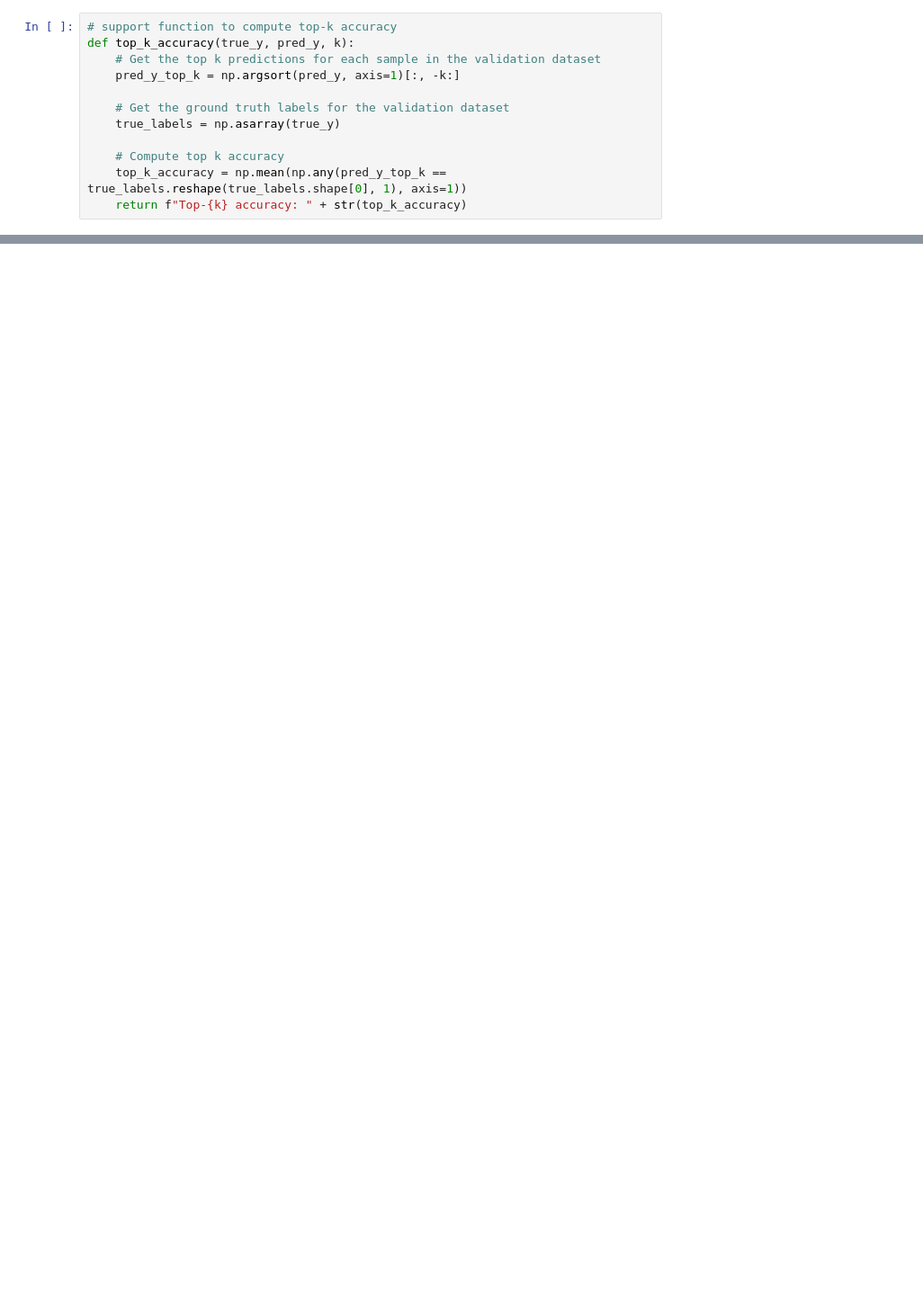
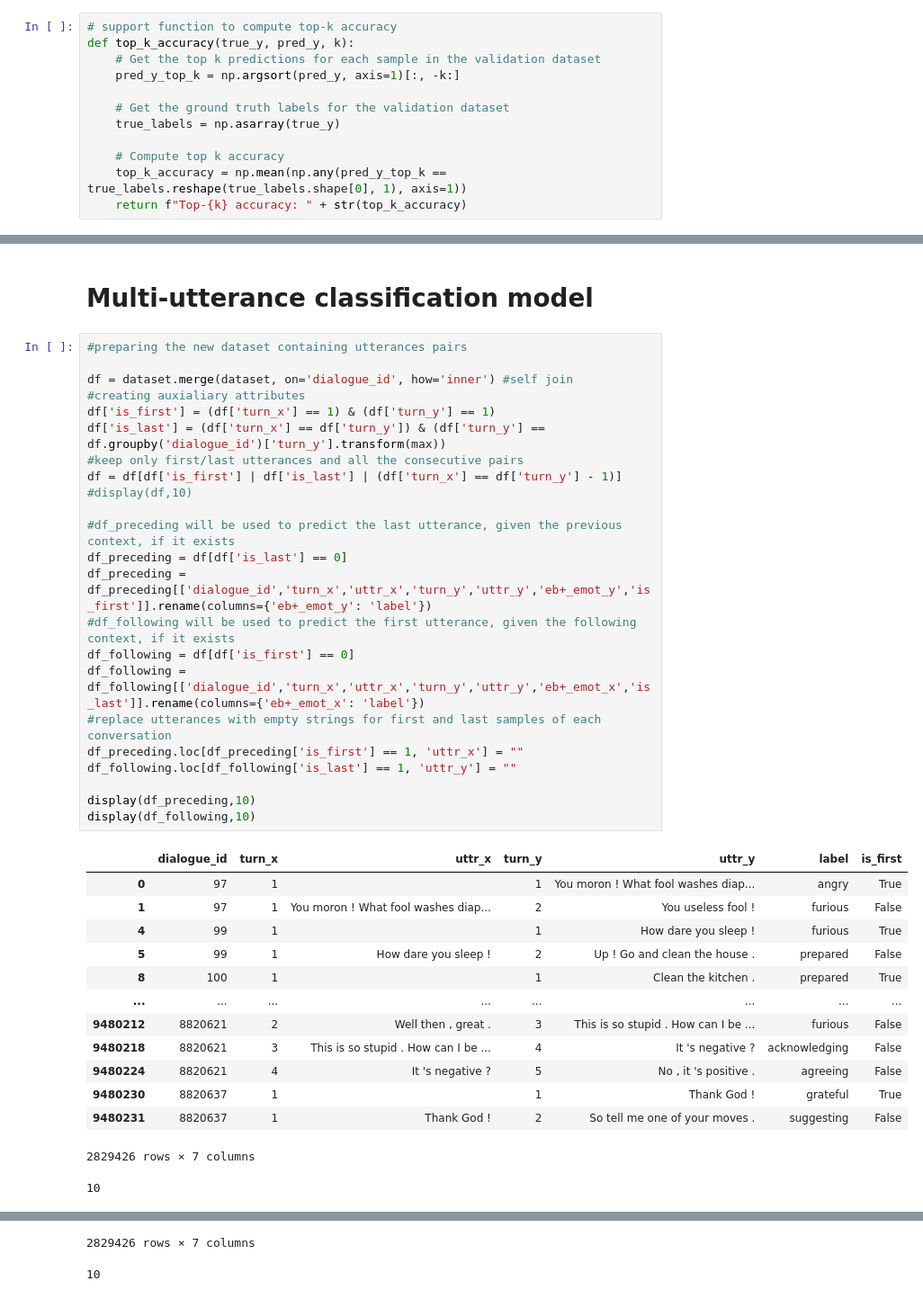
Before and after one commit to SimonGiampy/Natural-Language-Processing-Sentiment-Analysis, a Jupyter notebook: Code/deliverable.ipynb, the cells around one changed output, grey strips where cells are left out. Shown: that part at 90% size. Cells and saved outputs as stored; diff of their text form; blank space fills up the shorter version.

```diff
--- a/Code/deliverable.ipynb
+++ b/Code/deliverable.ipynb
@@ -104,0 +418,40 @@ def top_k_accuracy(true_y, pred_y, k):
+# %% [markdown]
+# Multi-utterance classification model
+# %%
+#preparing the new dataset containing utterances pairs
+
+df = dataset.merge(dataset, on='dialogue_id', how='inner') #self join
+#creating auxialiary attributes
+df['is_first'] = (df['turn_x'] == 1) & (df['turn_y'] == 1)
+df['is_last'] = (df['turn_x'] == df['turn_y']) & (df['turn_y'] == df.groupby('dialogue_id')['turn_y'].transform(max))
+#keep only first/last utterances and all the consecutive pairs
+df = df[df['is_first'] | df['is_last'] | (df['turn_x'] == df['turn_y'] - 1)]
+#display(df,10)
+
+#df_preceding will be used to predict the last utterance, given the previous context, if it exists
+df_preceding = df[df['is_last'] == 0]
+df_preceding = df_preceding[['dialogue_id','turn_x','uttr_x','turn_y','uttr_y','eb+_emot_y','is_first']].rename(columns={'eb+_emot_y': 'label'})
+#df_following will be used to predict the first utterance, given the following context, if it exists
+df_following = df[df['is_first'] == 0]
+df_following = df_following[['dialogue_id','turn_x','uttr_x','turn_y','uttr_y','eb+_emot_x','is_last']].rename(columns={'eb+_emot_x': 'label'})
+#replace utterances with empty strings for first and last samples of each conversation
+df_preceding.loc[df_preceding['is_first'] == 1, 'uttr_x'] = ""
+df_following.loc[df_following['is_last'] == 1, 'uttr_y'] = ""
+
+display(df_preceding,10)
+display(df_following,10)
+# %% [output]
+|  | dialogue_id | turn_x | uttr_x | turn_y | uttr_y | label | is_first |
+| 0 | 97 | 1 |  | 1 | You moron ! What fool washes diap... | angry | True |
+| 1 | 97 | 1 | You moron ! What fool washes diap... | 2 | You useless fool ! | furious | False |
+| 4 | 99 | 1 |  | 1 | How dare you sleep ! | furious | True |
+| 5 | 99 | 1 | How dare you sleep ! | 2 | Up ! Go and clean the house . | prepared | False |
+| 8 | 100 | 1 |  | 1 | Clean the kitchen . | prepared | True |
+| ... | ... | ... | ... | ... | ... | ... | ... |
+| 9480212 | 8820621 | 2 | Well then , great . | 3 | This is so stupid . How can I be ... | furious | False |
+| 9480218 | 8820621 | 3 | This is so stupid . How can I be ... | 4 | It 's negative ? | acknowledging | False |
+| 9480224 | 8820621 | 4 | It 's negative ? | 5 | No , it 's positive . | agreeing | False |
+| 9480230 | 8820637 | 1 |  | 1 | Thank God ! | grateful | True |
+| 9480231 | 8820637 | 1 | Thank God ! | 2 | So tell me one of your moves . | suggesting | False |
+2829426 rows × 7 columns
+10
@@ -104,0 +470,2 @@ def top_k_accuracy(true_y, pred_y, k):
+2829426 rows × 7 columns
+10
```
Also changed, not shown: parts of 57 cells of this notebook.
